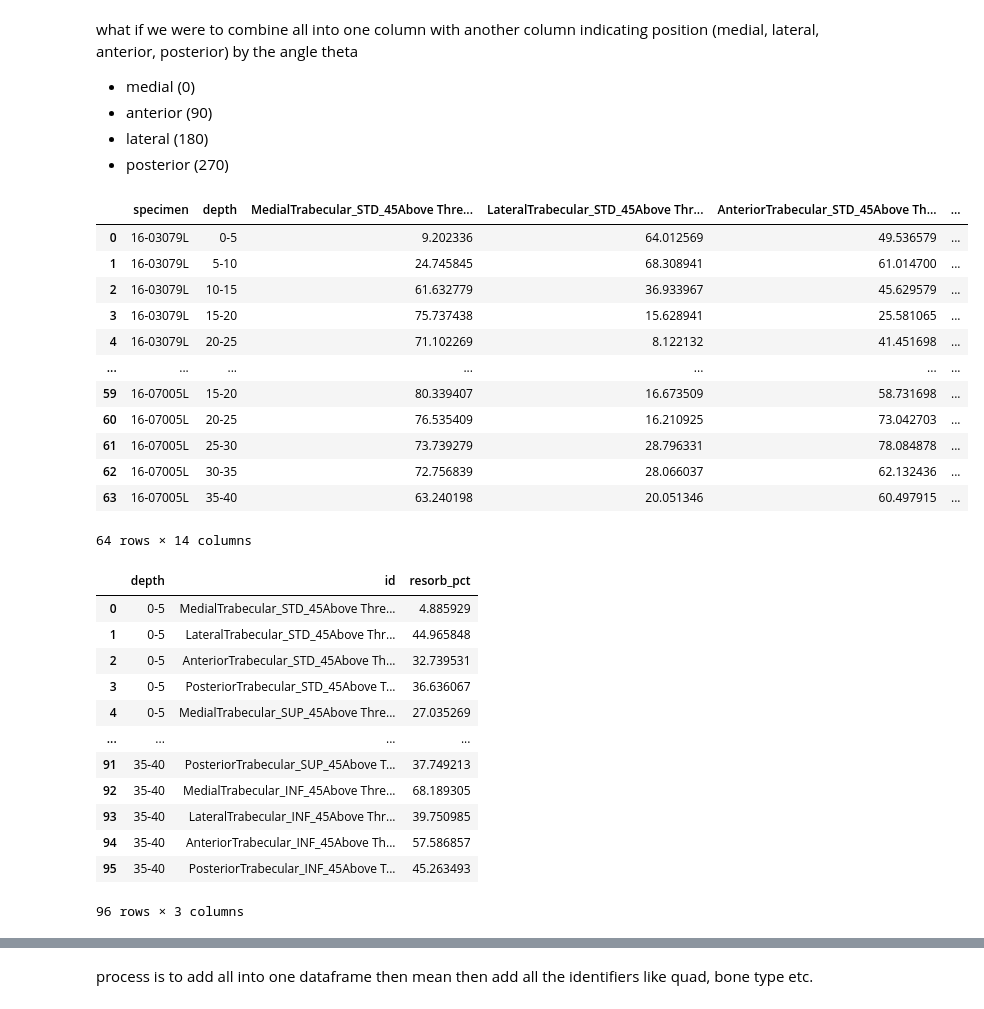
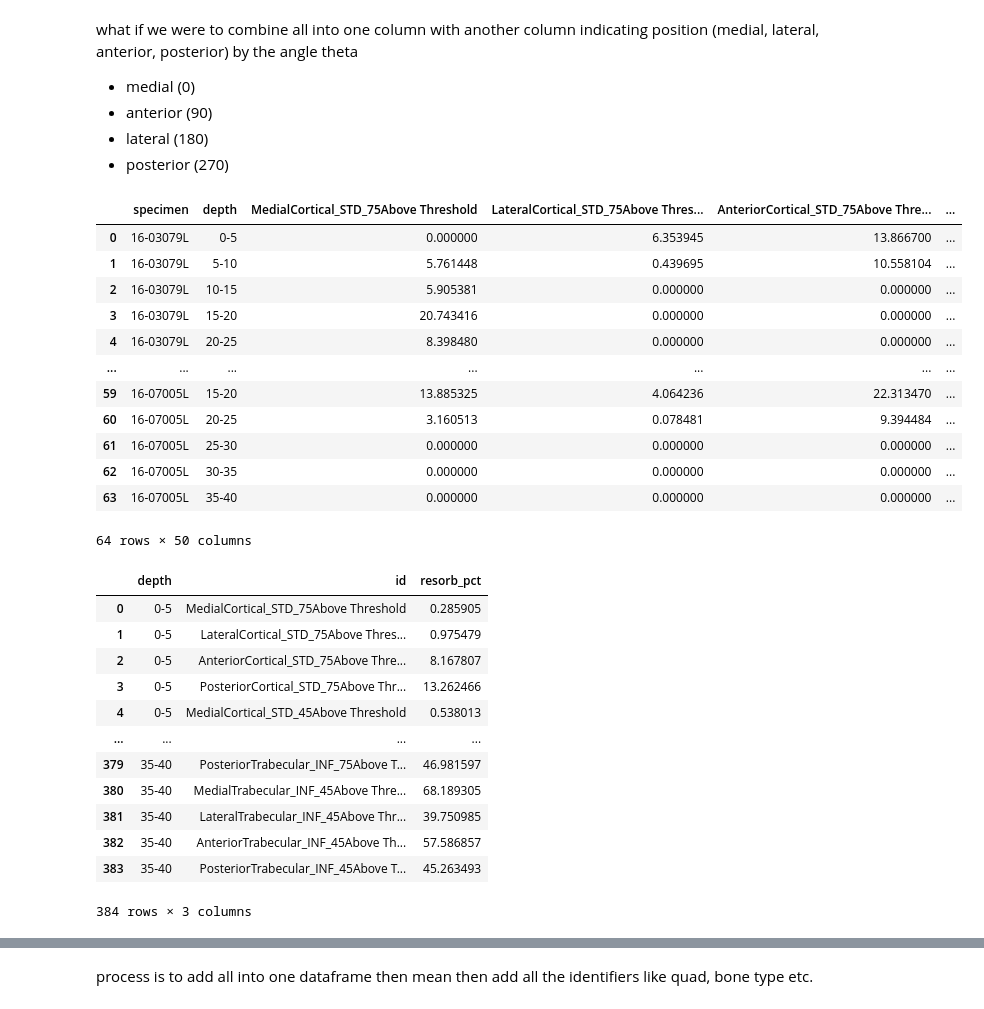
Before and after one commit to gregspangenberg/radial_bone_graphs, a Jupyter notebook: radial.ipynb, the cells around one changed output, grey strips where cells are left out. Cells and saved outputs as stored; diff of their text form; code cells hidden in the pictures.

```diff
--- a/radial.ipynb
+++ b/radial.ipynb
@@ -143,23 +143,23 @@ what if we were to combine all into one column with another column indicating po
 - lateral (180)
 - posterior (270)
 # %%
-df_a45t = df_a45t.reset_index()
-df_a45t = df_a45t.rename({'index':'specimen'},axis=1)
-df_a45t.insert(1,'depth',(['0-5','5-10','10-15','15-20','20-25','25-30','30-35','35-40']*8))
-df_a45t
+df_a = df_a.reset_index()
+df_a = df_a.rename({'index':'specimen'},axis=1)
+df_a.insert(1,'depth',(['0-5','5-10','10-15','15-20','20-25','25-30','30-35','35-40']*8))
+df_a
 # %% [output]
-|  | specimen | depth | MedialTrabecular_STD_45Above Thre... | LateralTrabecular_STD_45Above Thr... | AnteriorTrabecular_STD_45Above Th... | ... |
-| 0 | 16-03079L | 0-5 | 9.202336 | 64.012569 | 49.536579 | ... |
-| 1 | 16-03079L | 5-10 | 24.745845 | 68.308941 | 61.014700 | ... |
-| 2 | 16-03079L | 10-15 | 61.632779 | 36.933967 | 45.629579 | ... |
-| 3 | 16-03079L | 15-20 | 75.737438 | 15.628941 | 25.581065 | ... |
-| 4 | 16-03079L | 20-25 | 71.102269 | 8.122132 | 41.451698 | ... |
+|  | specimen | depth | MedialCortical_STD_75Above Threshold | LateralCortical_STD_75Above Thres... | AnteriorCortical_STD_75Above Thre... | ... |
+| 0 | 16-03079L | 0-5 | 0.000000 | 6.353945 | 13.866700 | ... |
+| 1 | 16-03079L | 5-10 | 5.761448 | 0.439695 | 10.558104 | ... |
+| 2 | 16-03079L | 10-15 | 5.905381 | 0.000000 | 0.000000 | ... |
+| 3 | 16-03079L | 15-20 | 20.743416 | 0.000000 | 0.000000 | ... |
+| 4 | 16-03079L | 20-25 | 8.398480 | 0.000000 | 0.000000 | ... |
 | ... | ... | ... | ... | ... | ... | ... |
-| 59 | 16-07005L | 15-20 | 80.339407 | 16.673509 | 58.731698 | ... |
-| 60 | 16-07005L | 20-25 | 76.535409 | 16.210925 | 73.042703 | ... |
-| 61 | 16-07005L | 25-30 | 73.739279 | 28.796331 | 78.084878 | ... |
-| 62 | 16-07005L | 30-35 | 72.756839 | 28.066037 | 62.132436 | ... |
-| 63 | 16-07005L | 35-40 | 63.240198 | 20.051346 | 60.497915 | ... |
+| 59 | 16-07005L | 15-20 | 13.885325 | 4.064236 | 22.313470 | ... |
+| 60 | 16-07005L | 20-25 | 3.160513 | 0.078481 | 9.394484 | ... |
+| 61 | 16-07005L | 25-30 | 0.000000 | 0.000000 | 0.000000 | ... |
+| 62 | 16-07005L | 30-35 | 0.000000 | 0.000000 | 0.000000 | ... |
+| 63 | 16-07005L | 35-40 | 0.000000 | 0.000000 | 0.000000 | ... |
-64 rows × 14 columns
+64 rows × 50 columns
 # %%
 # sort must be false or 5-10 will be put to the end for no reason
@@ -167,22 +167,22 @@ df_a45t = df_a45t.groupby('depth',sort=False).mean()
 # %%
-s = df_a45t.stack()
+s = df_a.stack()
 s = s.reset_index()
 s = s.rename(columns={'level_1':'id', 0:'resorb_pct'})
 s
 # %% [output]
 |  | depth | id | resorb_pct |
-| 0 | 0-5 | MedialTrabecular_STD_45Above Thre... | 4.885929 |
-| 1 | 0-5 | LateralTrabecular_STD_45Above Thr... | 44.965848 |
-| 2 | 0-5 | AnteriorTrabecular_STD_45Above Th... | 32.739531 |
-| 3 | 0-5 | PosteriorTrabecular_STD_45Above T... | 36.636067 |
-| 4 | 0-5 | MedialTrabecular_SUP_45Above Thre... | 27.035269 |
+| 0 | 0-5 | MedialCortical_STD_75Above Threshold | 0.285905 |
+| 1 | 0-5 | LateralCortical_STD_75Above Thres... | 0.975479 |
+| 2 | 0-5 | AnteriorCortical_STD_75Above Thre... | 8.167807 |
+| 3 | 0-5 | PosteriorCortical_STD_75Above Thr... | 13.262466 |
+| 4 | 0-5 | MedialCortical_STD_45Above Threshold | 0.538013 |
 | ... | ... | ... | ... |
-| 91 | 35-40 | PosteriorTrabecular_SUP_45Above T... | 37.749213 |
-| 92 | 35-40 | MedialTrabecular_INF_45Above Thre... | 68.189305 |
-| 93 | 35-40 | LateralTrabecular_INF_45Above Thr... | 39.750985 |
-| 94 | 35-40 | AnteriorTrabecular_INF_45Above Th... | 57.586857 |
-| 95 | 35-40 | PosteriorTrabecular_INF_45Above T... | 45.263493 |
+| 379 | 35-40 | PosteriorTrabecular_INF_75Above T... | 46.981597 |
+| 380 | 35-40 | MedialTrabecular_INF_45Above Thre... | 68.189305 |
+| 381 | 35-40 | LateralTrabecular_INF_45Above Thr... | 39.750985 |
+| 382 | 35-40 | AnteriorTrabecular_INF_45Above Th... | 57.586857 |
+| 383 | 35-40 | PosteriorTrabecular_INF_45Above T... | 45.263493 |
-96 rows × 3 columns
+384 rows × 3 columns
 # %%
 conditions = [
     (s['id'].str.contains('Lateral')),
```
Also changed, not shown: parts of 5 cells of this notebook.
